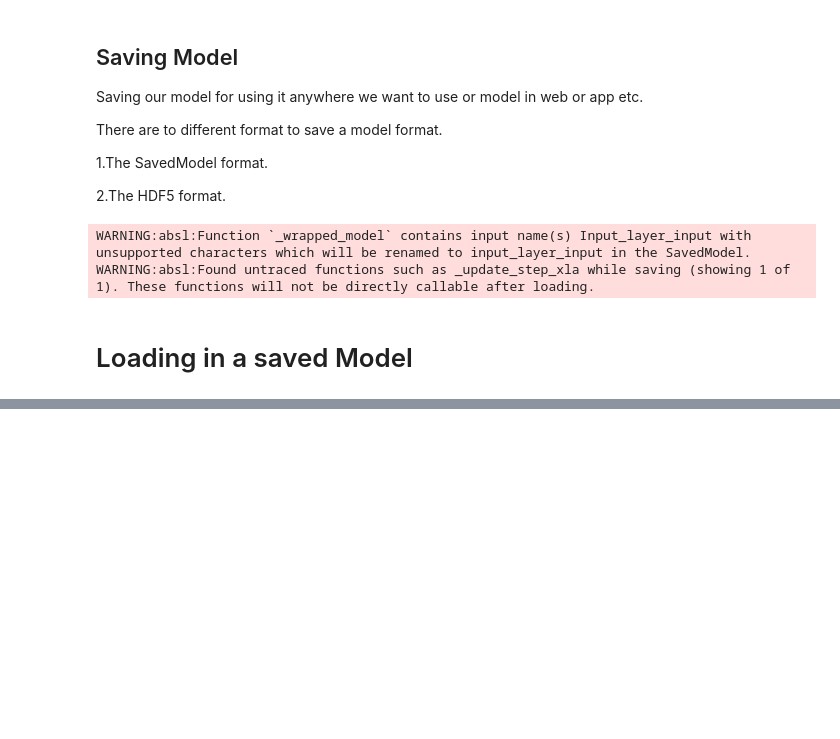
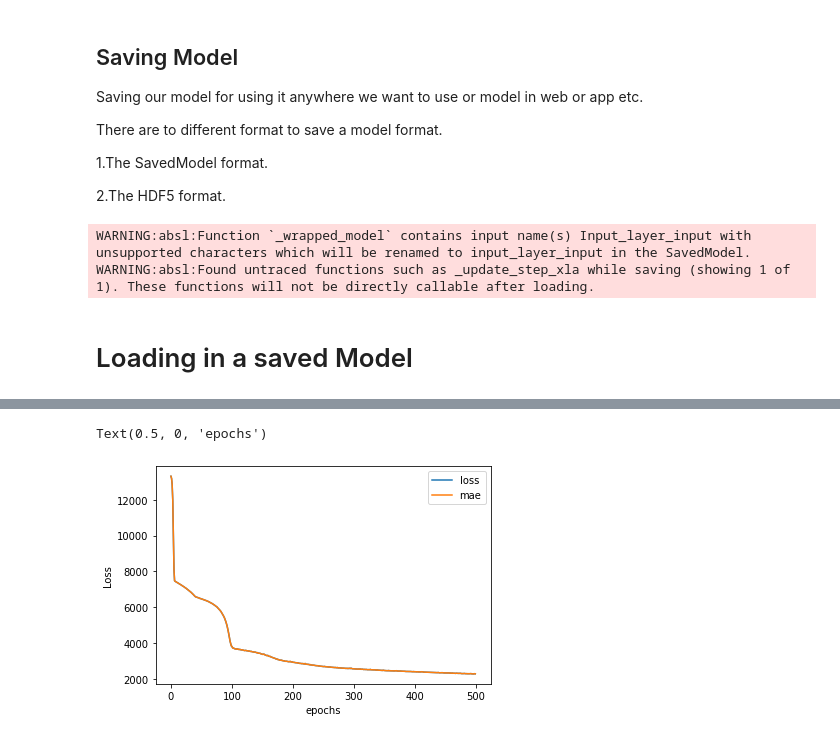
Before and after one commit to pravincoder/Fundamentals_tensorflow, a Jupyter notebook: Neural_Network_Regression.ipynb, the cells around one changed output, grey strips where cells are left out. Saved outputs shown, nothing was run; the diff lists cells and outputs as text; code cells hidden in the pictures; blank space fills up the shorter version.

```diff
--- a/Neural_Network_Regression.ipynb
+++ b/Neural_Network_Regression.ipynb
@@ -557,0 +729,7 @@ array([[ True],
+# %%
+pd.DataFrame(history.history).plot()
+plt.ylabel("Loss")
+plt.xlabel("epochs")
+# %% [output]
+Text(0.5, 0, 'epochs')
+[figure, added]
```
Also changed, not shown: parts of 48 cells of this notebook.
